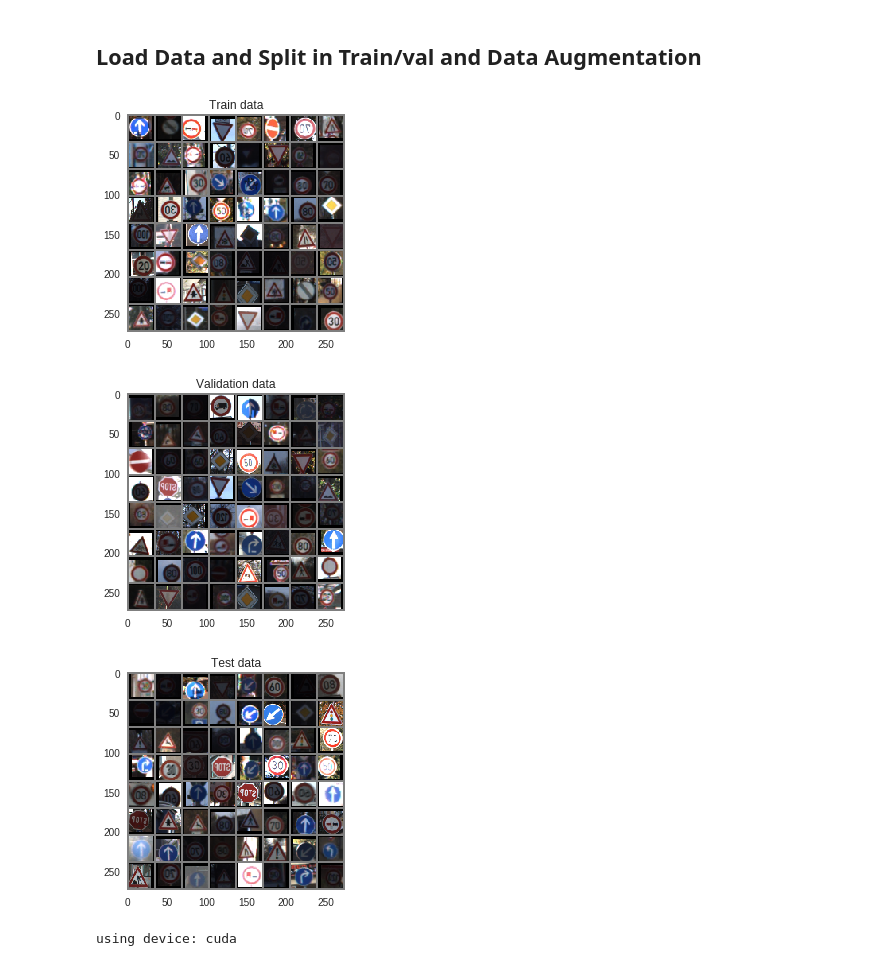
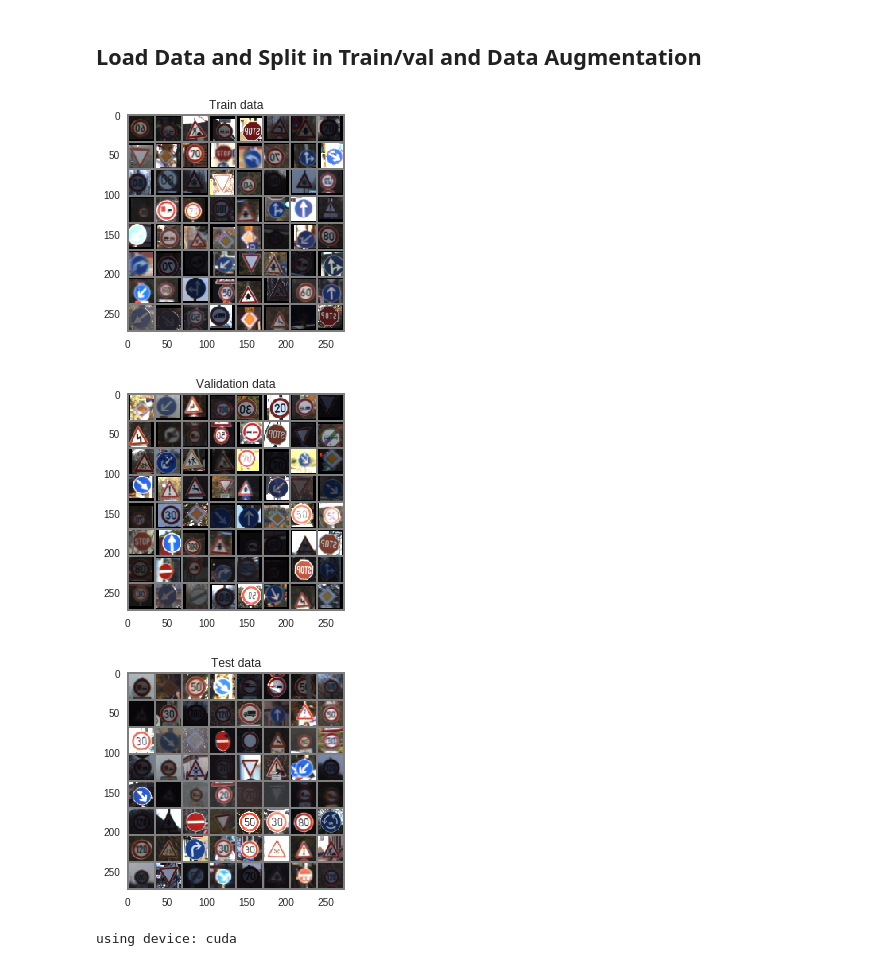
Before and after one commit to gertanoh/Traffic_Sign_Classifier, a Jupyter notebook: Traffic_sign_classifier.ipynb, the cells around one changed output. Drawn from its saved outputs; the diff is of its cells as text; code cells hidden in the pictures.

```diff
--- a/Traffic_sign_classifier.ipynb
+++ b/Traffic_sign_classifier.ipynb
@@ -211,30 +221,30 @@ loader_test = DataLoader(dataset_test, batch_size=64, shuffle=True)
 # %%
 # show a batch of data
 
 train_iter = iter(loader_train)
-val_iter = iter(loader_train)
-test_iter = iter(loader_train)
+val_iter = iter(loader_val)
+test_iter = iter(loader_test)
 
 train_sample, train_labels = train_iter.next()
 val_sample, val_labels = val_iter.next()
 test_sample, test_labels = test_iter.next()
 
 
 
 # Make a grid from batch
 grid_train = utils.make_grid(train_sample)
 plt_sample_batched(grid_train, title='Train data')
 
 grid_val = utils.make_grid(val_sample)
 plt_sample_batched(grid_val, title='Validation data')
 
 
 grid_test = utils.make_grid(test_sample)
 plt_sample_batched(grid_test, title='Test data')
 # %% [output]
-[figure, old version]
+[figure, new version]
-[figure, old version]
+[figure, new version]
-[figure, old version]
+[figure, new version]
 # %%
 USE_GPU = True
 
```
Also changed, not shown: parts of 8 cells of this notebook, 1 other file.
